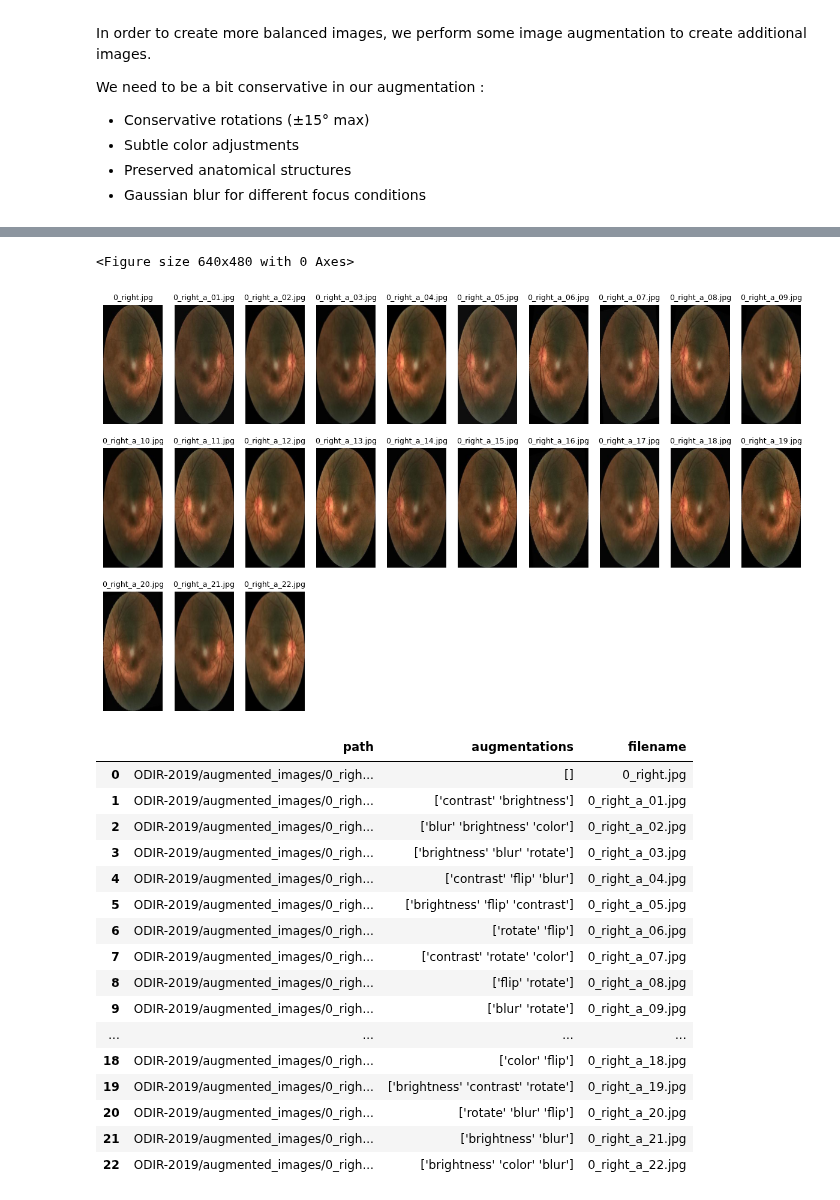
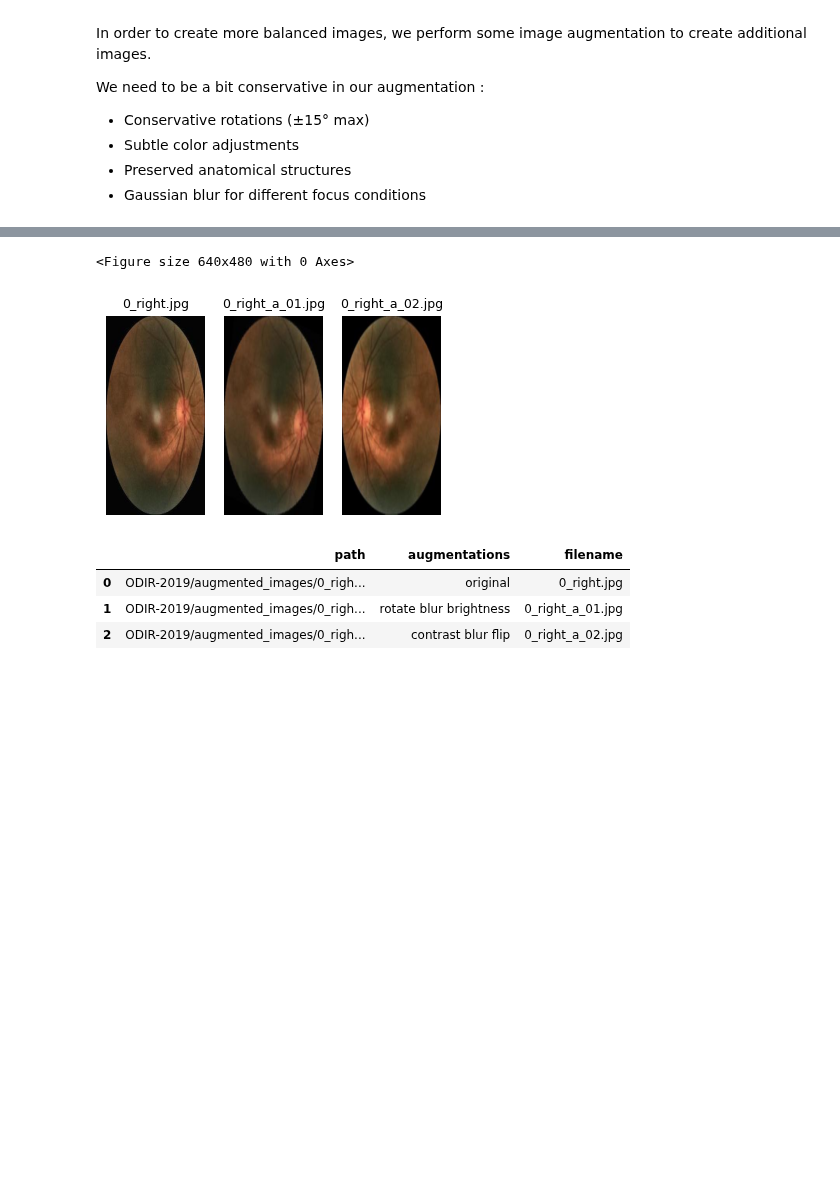
Before and after one commit to raymondsamalo/ITI123-GenerativeAIDeepLearningProject, a Jupyter notebook: 03_ODIR-2019-ImageAugmentation.ipynb, the cells around one changed output, grey strips where cells are left out. Cells and saved outputs as stored; diff of their text form; code cells hidden in the pictures; blank space fills up the shorter version.

Commit message:
augmentation done

```diff
--- a/03_ODIR-2019-ImageAugmentation.ipynb
+++ b/03_ODIR-2019-ImageAugmentation.ipynb
@@ -94,7 +94,7 @@ class ODIRAugmentor:
         original_filename=f"{original_name}{original_ext}"
         original_path = os.path.join(self.output_dir, original_filename)
         image.save(original_path)
-        output_paths.append({"path":original_path,"augmentations":"[]","filename":original_filename})
+        output_paths.append({"path":original_path,"augmentations":"original","filename":original_filename})
         # Create transformations
         for i in range(num_images):
             transform_list = []
@@ -117,39 +117,28 @@ class ODIRAugmentor:
                 output_filename
             )
             augmented.save(output_path)
+            selected_augs = " ".join(selected_augs)
             output_paths.append({"filename":output_filename,"augmentations":f"{selected_augs}","path":output_path})
         return output_paths
 # %%
 import pandas as pd
 input_folder="ODIR-2019/processed_images"
 output_folder="ODIR-2019/augmented_images"
 input_image=f"{input_folder}/0_right.jpg"
+os.makedirs(output_folder, exist_ok=True)
 augmentor = ODIRAugmentor(output_dir=output_folder)
-images=augmentor.create_augmentations(image_path=input_image, num_images=22)
+images=augmentor.create_augmentations(image_path=input_image, num_images=2)
 image_paths = [k["path"] for k in images  ]
 display_images(image_paths,"augmented images")
 images_df = pd.DataFrame(images)
 images_df
 # %% [output]
 <Figure size 640x480 with 0 Axes>
-[figure, old version]
+[figure, new version]
 |  | path | augmentations | filename |
-| 0 | ODIR-2019/augmented_images/0_righ... | [] | 0_right.jpg |
-| 1 | ODIR-2019/augmented_images/0_righ... | ['contrast' 'brightness'] | 0_right_a_01.jpg |
-| 2 | ODIR-2019/augmented_images/0_righ... | ['blur' 'brightness' 'color'] | 0_right_a_02.jpg |
-| 3 | ODIR-2019/augmented_images/0_righ... | ['brightness' 'blur' 'rotate'] | 0_right_a_03.jpg |
-| 4 | ODIR-2019/augmented_images/0_righ... | ['contrast' 'flip' 'blur'] | 0_right_a_04.jpg |
-| 5 | ODIR-2019/augmented_images/0_righ... | ['brightness' 'flip' 'contrast'] | 0_right_a_05.jpg |
-| 6 | ODIR-2019/augmented_images/0_righ... | ['rotate' 'flip'] | 0_right_a_06.jpg |
-| 7 | ODIR-2019/augmented_images/0_righ... | ['contrast' 'rotate' 'color'] | 0_right_a_07.jpg |
-| 8 | ODIR-2019/augmented_images/0_righ... | ['flip' 'rotate'] | 0_right_a_08.jpg |
-| 9 | ODIR-2019/augmented_images/0_righ... | ['blur' 'rotate'] | 0_right_a_09.jpg |
-| ... | ... | ... | ... |
-| 18 | ODIR-2019/augmented_images/0_righ... | ['color' 'flip'] | 0_right_a_18.jpg |
-| 19 | ODIR-2019/augmented_images/0_righ... | ['brightness' 'contrast' 'rotate'] | 0_right_a_19.jpg |
-| 20 | ODIR-2019/augmented_images/0_righ... | ['rotate' 'blur' 'flip'] | 0_right_a_20.jpg |
-| 21 | ODIR-2019/augmented_images/0_righ... | ['brightness' 'blur'] | 0_right_a_21.jpg |
-| 22 | ODIR-2019/augmented_images/0_righ... | ['brightness' 'color' 'blur'] | 0_right_a_22.jpg |
+| 0 | ODIR-2019/augmented_images/0_righ... | original | 0_right.jpg |
+| 1 | ODIR-2019/augmented_images/0_righ... | rotate blur brightness | 0_right_a_01.jpg |
+| 2 | ODIR-2019/augmented_images/0_righ... | contrast blur flip | 0_right_a_02.jpg |
 # %% [markdown]
 We can see that we managed to augment our image with additional 8 images
 
```
Also changed, not shown: parts of 5 cells of this notebook, 9 other files.
